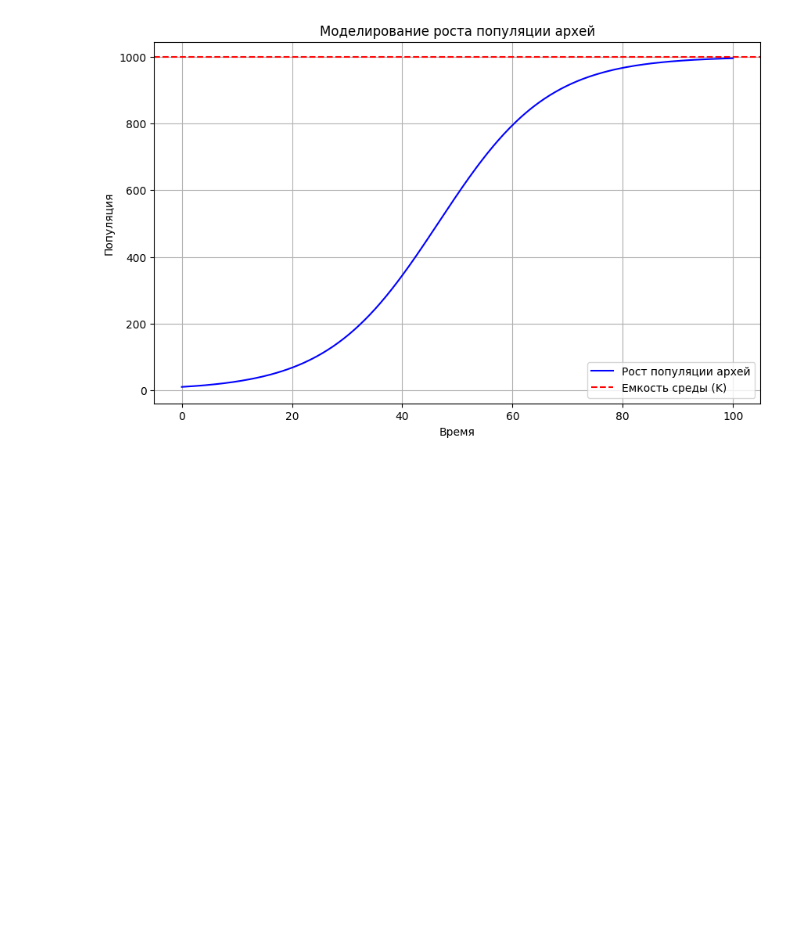
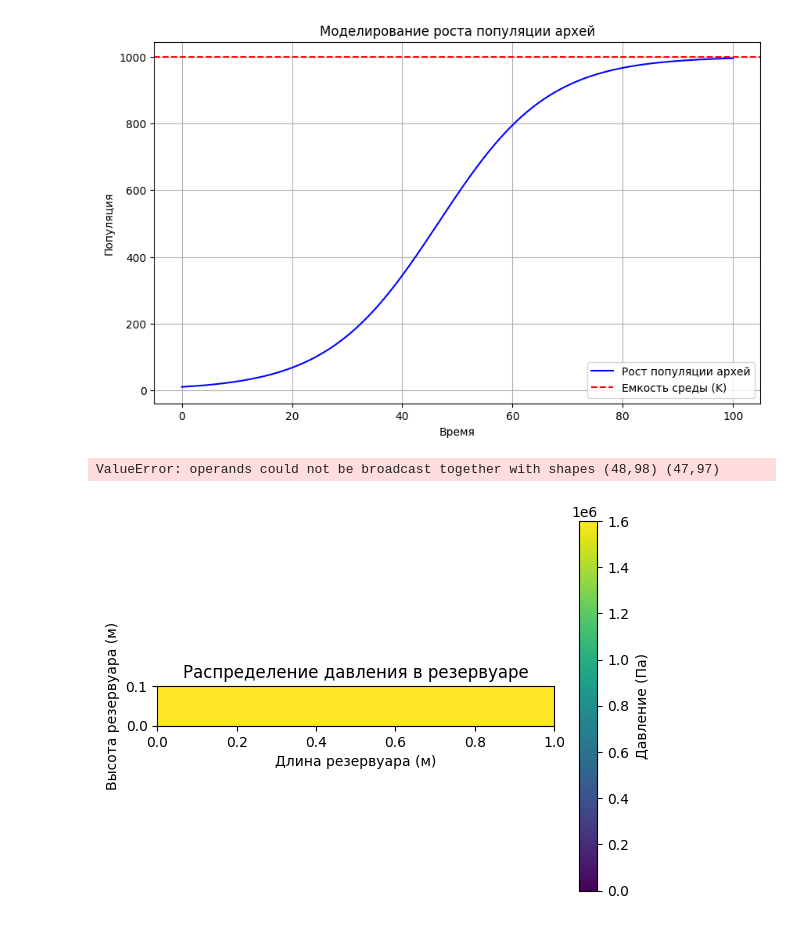
Before and after one commit to Glebpik/Modeling-Archaea, a Jupyter notebook: Working model/chart.ipynb, the cells around one changed output. Saved outputs shown, nothing was run; the diff lists cells and outputs as text; code cells hidden in the pictures; blank space fills up the shorter version.

```diff
--- a/Working model/chart.ipynb
+++ b/Working model/chart.ipynb
@@ -32,3 +32,80 @@ plt.grid()
 plt.show()
 # %% [output]
 [figure]
+# %%
+import numpy as np
+import matplotlib.pyplot as plt
+from matplotlib.animation import FuncAnimation
+from scipy import ndimage
+
+# Параметры жидкости
+rho_oil = 800  # Плотность нефти (кг/м^3)
+rho_methane = 0.717  # Плотность метана (кг/м^3)
+mu_oil = 0.1   # Вязкость нефти (Па·с)
+mu_methane = 0.01  # Вязкость метана (Па·с)
+P_in = 16e5  # Давление на входе (Па)
+L = 1.0    # Длина резервуара (м)
+H = 0.1    # Высота резервуара (м)
+nx, ny = 100, 50  # Размеры сетки
+dx = L / nx
+dy = H / ny
+dt = 0.001  # Шаг по времени (с)
+
+# Инициализация полей скорости и давления
+u = np.zeros((ny, nx))  # Поле скорости по x
+v = np.zeros((ny, nx))  # Поле скорости по y
+p = np.ones((ny, nx)) * P_in  # Поле давления
+
+# Настройка графика
+fig, ax = plt.subplots()
+cax = ax.imshow(p.T, origin='lower', extent=[0, L, 0, H], vmin=0, vmax=P_in)
+plt.colorbar(cax, label='Давление (Па)')
+plt.title('Распределение давления в резервуаре')
+plt.xlabel('Длина резервуара (м)')
+plt.ylabel('Высота резервуара (м)')
+
+# Функция обновления для анимации
+def update(frame):
+    global u, v, p
+
+    un = u.copy()
+    vn = v.copy()
+
+    # Уравнение движения для нефти и метана
+    u[1:-1, 1:-1] = (un[1:-1, 1:-1] -
+                     un[1:-1, 1:-1] * dt/dx * (un[1:-1, 2:] - un[1:-1, :-2]) -
+                     vn[1:-1, 1:-1] * dt/dy * (un[2:, 1:-1] - un[:-2, 1:-1]) -
+                     dt/(2*rho_oil*dx) * (p[1:-1, 2:] - p[1:-1, :-2]) +
+                     mu_oil * (dt/dx**2 * (un[1:-1, 2:] - 2*un[1:-1, 1:-1] + un[1:-1, :-2]) +
+                               dt/dy**2 * (un[2:, 1:-1] - 2*un[1:-1, 1:-1] + un[:-2, 1:-1]))
+
+    v[1:-1, 1:-1] = (vn[1:-1, 1:-1] -
+                     un[1:-1, 1:-1] * dt/dx * (vn[1:-1, 2:] - vn[1:-1, :-2]) -
+                     vn[1:-1, 1:-1] * dt/dy * (vn[2:, 1:-1] - vn[:-2, 1:-1]) -
+                     dt/(2*rho_methane*dy) * (p[2:, 1:-1] - p[:-2, 1:-1]) +
+                     mu_methane * (dt/dx**2 * (vn[1:-1, 2:] - 2*vn[1:-1, 1:-1] + vn[0:ny-3,:-3]) +
+                                   dt/dy**2 * (vn[2:, :-2] - vn[:-3,:-3]))
+
+    # Обновление давления с использованием уравнения Пуассона
+    b = rho_oil * ((u[2:, :-2] - u[:-2, :-2]) / (2*dx) +
+                    (v[:-2, :-2] - v[:-2, :-3]) / (2*dy)) / dt
+
+    p[0,:] += b[:,0]
+    p[-3,:] += b[:,0]
+    p[:,0] += b[:,0]
+    p[:,-3:] += b[:,-3:]
+
+    # Применение фильтра для сглаживания давления
+    p = ndimage.gaussian_filter(p, sigma=0.5)
+
+    # Обновление графика
+    cax.set_array(p.T)
+    return cax,
+
+# Анимация
+ani = FuncAnimation(fig, update, frames=1000, blit=True)
+
+plt.show()
+# %% [output]
+ValueError: operands could not be broadcast together with shapes (48,98) (47,97)
+[figure, added]
```
Also changed, not shown: 15 other files.
